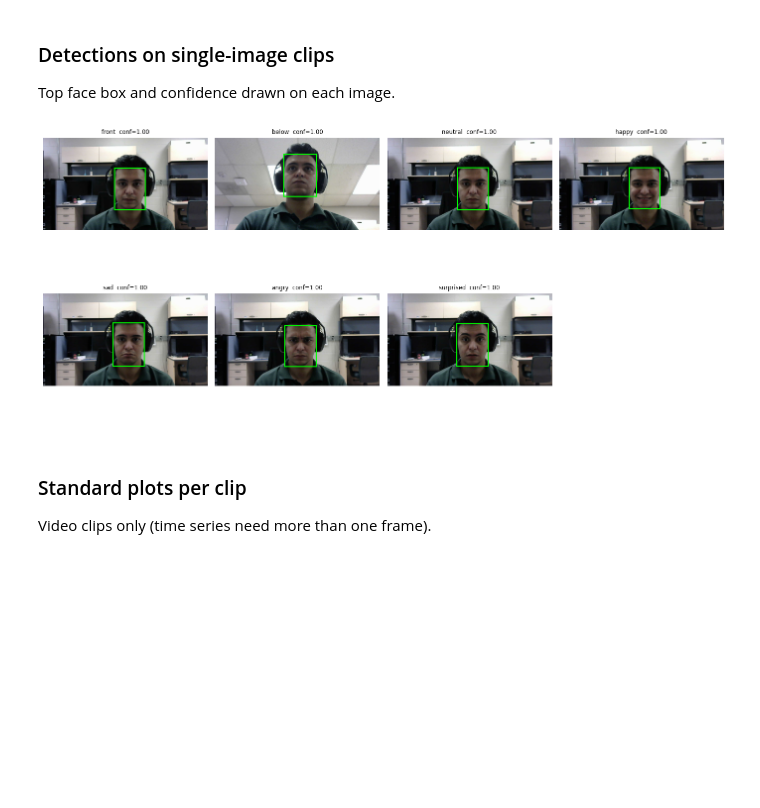
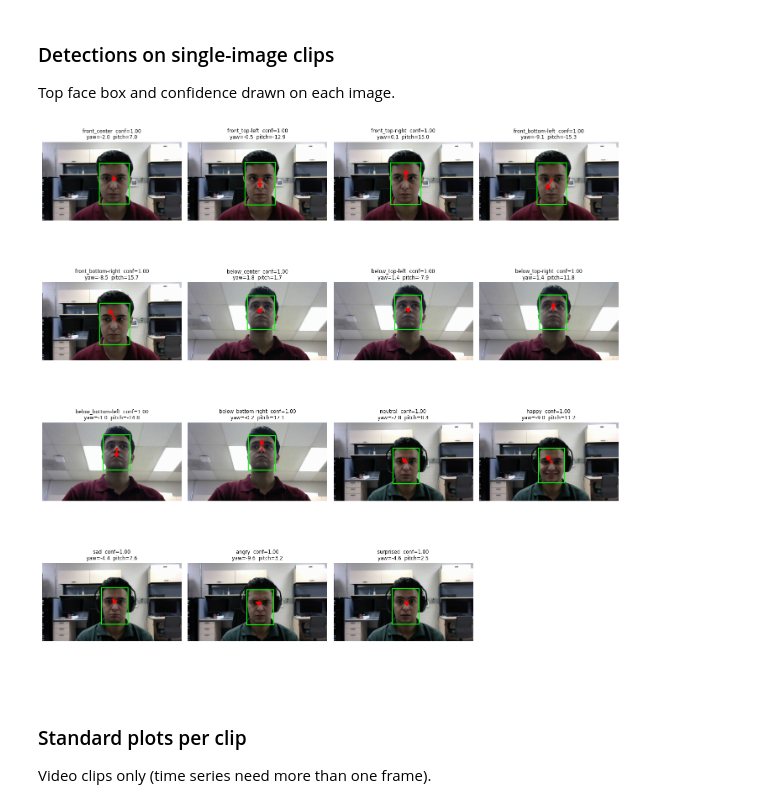
Before and after one commit to Cyber-Identity-Behavior-Research-Lab/extractor-eval, a Jupyter notebook: notebooks/01_OpenFace-3.0.ipynb, the cells around one changed output. Drawn from its saved outputs; the diff is of its cells as text; code cells hidden in the pictures; blank space fills up the shorter version.

```diff
--- a/notebooks/01_OpenFace-3.0.ipynb
+++ b/notebooks/01_OpenFace-3.0.ipynb
@@ -141,6 +141,7 @@ def predict(image):
     outputs.update({f'extra_emotion_logit_{i}': float(v) for i, v in enumerate(emotion[0].cpu().numpy())})
     return face_conf, outputs
 # %%
-manifest = clip_io.load_manifest()
+TEST_SET = 'test_pictures'  # folder under data/ with manifest.csv
+manifest = clip_io.load_manifest(TEST_SET)
 manifest
 # %% [output]
@@ -250,6 +291,6 @@ summary = detected.groupby('clip_id').agg(
 top_emotion = detected.groupby('clip_id')[logit_cols].mean().to_numpy().argmax(axis=1)
 summary['emotion_readme'] = [EMOTIONS_README[i] for i in top_emotion]
 summary['emotion_issue15'] = [EMOTIONS_ISSUE15[i] for i in top_emotion]
-summary = manifest.set_index('clip_id').drop(columns='video_path').join(summary, how='left')
+summary = manifest.set_index('clip_id').drop(columns=['path', 'test_set']).join(summary, how='left')
 summary.round(2)
 # %% [output]
@@ -280,24 +337,43 @@ detected.groupby('clip_id')[au_raw_cols].mean().round(3).style.background_gradie
 
 Top face box and confidence drawn on each image.
 # %%
+def draw_gaze(ax, r, color='red'):
+    """Gaze arrow from the face box, using the schema columns (so it also checks the sign conversion).
+    Assumes a true-orientation image: the subject's left is the image's right."""
+    if pd.isna(r['gaze_yaw_deg']):
+        return
+    x1, y1, x2, y2 = r[['extra_bbox_x1', 'extra_bbox_y1', 'extra_bbox_x2', 'extra_bbox_y2']]
+    cx, cy = (x1 + x2) / 2, y1 + 0.4 * (y2 - y1)  # roughly eye level
+    length = 1.5 * (x2 - x1)
+    yaw, pitch = np.radians(r['gaze_yaw_deg']), np.radians(r['gaze_pitch_deg'])
+    dx = length * np.sin(yaw) * np.cos(pitch)  # positive yaw (subject's left) -> image right
+    dy = -length * np.sin(pitch)               # positive pitch (up) -> image up
+    ax.annotate('', xy=(cx + dx, cy + dy), xytext=(cx, cy),
+                arrowprops=dict(arrowstyle='-|>', color=color, lw=2, mutation_scale=15))
+    ax.plot(cx, cy, 'o', color=color, ms=3)
+
+
 still = [r for r in manifest.itertuples() if clip_io.is_image(clip_io.clip_path(r))]
 if still:
     ncols = 4
     fig, axes = plt.subplots(-(-len(still) // ncols), ncols, figsize=(3.5 * ncols, 3.5 * -(-len(still) // ncols)), squeeze=False)
     for ax in axes.flat:
         ax.axis('off')
     for ax, row in zip(axes.flat, still):
         _, _, img = next(clip_io.iter_frames(clip_io.clip_path(row), rgb=True))
         r = out[out['clip_id'] == row.clip_id].iloc[0]
         ax.imshow(img)
+        title = f"{row.clip_id}  conf={r['face_conf']:.2f}"
         if r['face_conf'] >= VIS_THRESHOLD:
             x1, y1, x2, y2 = r[['extra_bbox_x1', 'extra_bbox_y1', 'extra_bbox_x2', 'extra_bbox_y2']]
             ax.add_patch(plt.Rectangle((x1, y1), x2 - x1, y2 - y1, fill=False, color='lime', lw=1.5))
-        ax.set_title(f"{row.clip_id}  conf={r['face_conf']:.2f}", fontsize='small')
+            draw_gaze(ax, r)
+            title += f"\nyaw={r['gaze_yaw_deg']:.1f}  pitch={r['gaze_pitch_deg']:.1f}"
+        ax.set_title(title, fontsize='small')
     plt.tight_layout()
     plt.show()
 # %% [output]
-[figure, old version]
+[figure, new version]
 # %% [markdown]
 ### Standard plots per clip
 
```
Also changed, not shown: parts of 11 cells of this notebook, 5 other files.
